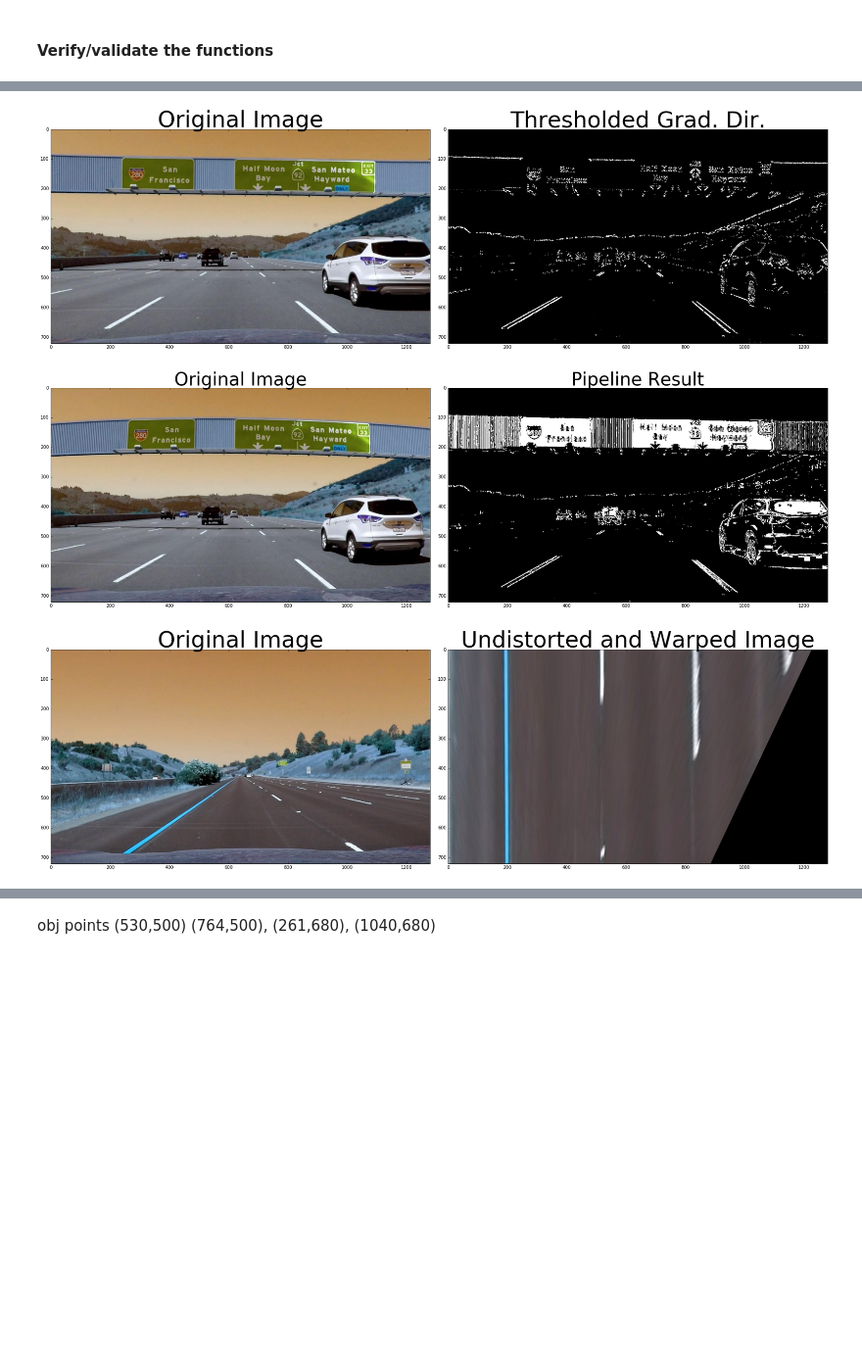
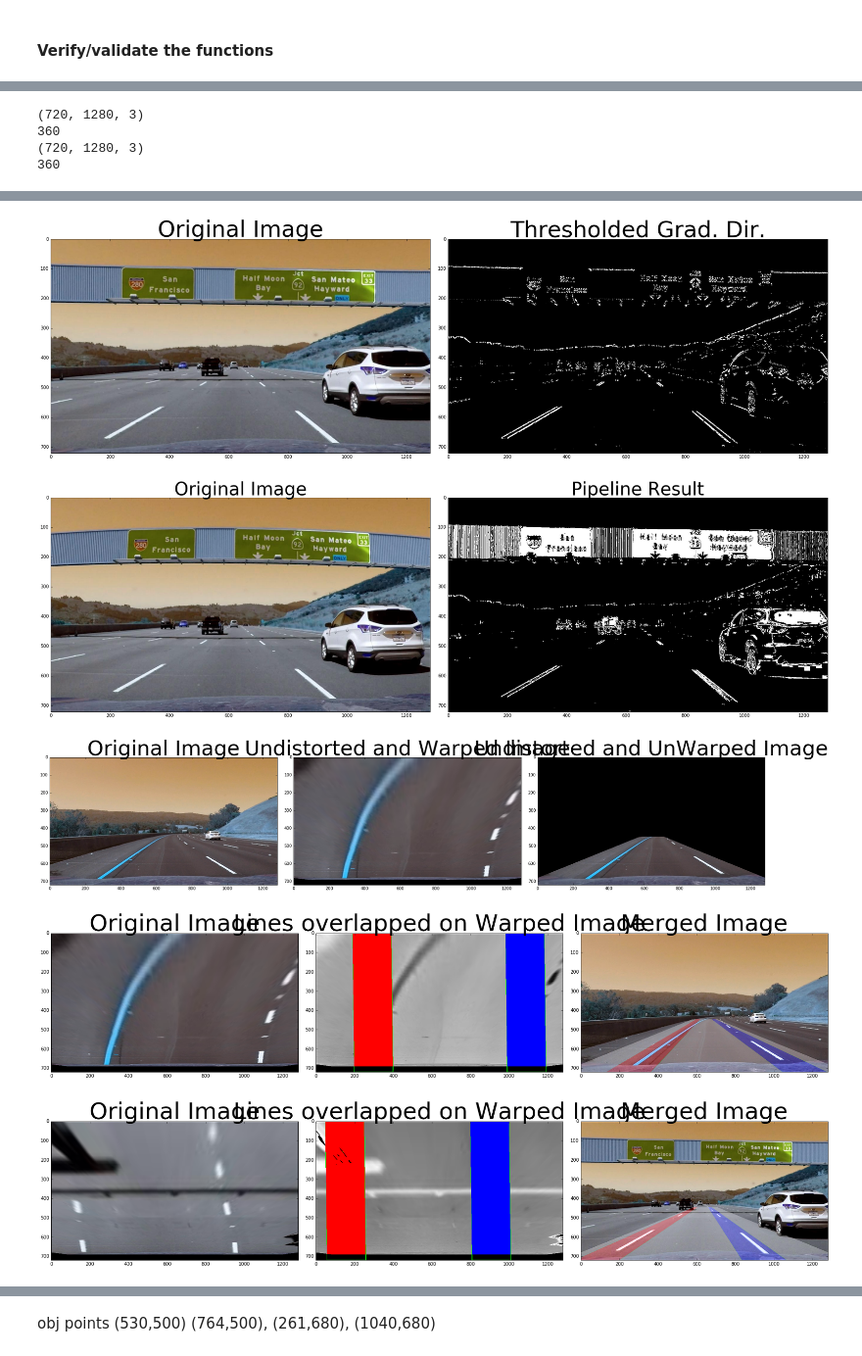
Before and after one commit to rnaidu02/CarND-Advanced-Lane-Lines, a Jupyter notebook: Advanced-Lane-Detection.ipynb, the cells around one changed output, grey strips where cells are left out. Shown at 98% size. Saved outputs shown, nothing was run; the diff lists cells and outputs as text; code cells hidden in the pictures; blank space fills up the shorter version.

Commit message:
Added lane_detection with mapping on to an image functions.

```diff
--- a/Advanced-Lane-Detection.ipynb
+++ b/Advanced-Lane-Detection.ipynb
@@ -383,34 +408,58 @@ ax1.imshow(dst)
 ax1.set_title('Original Image', fontsize=50)
 ax2.imshow(combined, cmap='gray')
 ax2.set_title('Thresholded Grad. Dir.', fontsize=50)
 plt.subplots_adjust(left=0., right=1, top=0.9, bottom=0.)
 
 # Check for advacned pipeline using S channel & L Channel
 result = pipeline(dst, (170, 255), (30, 100))
 
 # Plot the result
 f, (ax1, ax2) = plt.subplots(1, 2, figsize=(24, 9))
 f.tight_layout()
 
 ax1.imshow(img)
 ax1.set_title('Original Image', fontsize=40)
 
 ax2.imshow(result, cmap='gray')
 ax2.set_title('Pipeline Result', fontsize=40)
 plt.subplots_adjust(left=0., right=1, top=0.9, bottom=0.)
 
 # Unwarp image test
-img = cv2.imread('test_images/straight_lines1.jpg')
-top_down, perspective_M = corners_unwarp(img, nx, ny, mtx, dist)
-f, (ax1, ax2) = plt.subplots(1, 2, figsize=(24, 9))
+#img = cv2.imread('test_images/straight_lines1.jpg')
+img = cv2.imread('test_images/test3.jpg')
+top_down, perspective_M, unwraped, M_inv = corners_unwarp(img, nx, ny, mtx, dist)
+f, (ax1, ax2, ax3) = plt.subplots(1, 3, figsize=(24, 9))
 f.tight_layout()
 ax1.imshow(img)
 ax1.set_title('Original Image', fontsize=50)
 ax2.imshow(top_down)
 ax2.set_title('Undistorted and Warped Image', fontsize=50)
+ax3.imshow(unwraped)
+ax3.set_title('Undistorted and UnWarped Image', fontsize=50)
 plt.subplots_adjust(left=0., right=1, top=0.9, bottom=0.)
+
+# locate lines test
+ret_data = locate_lines(top_down)
+# Visualization
+visualize_lanes(img, ret_data)
+
+# For another image
+top_down, perspective_M, unwraped, M_inv = corners_unwarp(dst, nx, ny, mtx, dist)
+ret_data = locate_lines(top_down)
+# Visualization
+visualize_lanes(dst, ret_data)
+#ax2.plot(left_fitx, ploty, color='yellow')
+#ax2.plot(right_fitx, ploty, color='yellow')
+#ax2.xlim(0, 1280)
+#ax2.ylim(720, 0)
 # %% [output]
+(720, 1280, 3)
+360
+(720, 1280, 3)
+360
 [figure]
 [figure]
 [figure]
-[figure, old version]
+[figure, new version]
+[figure, added]
+[figure, added]
```
Also changed, not shown: parts of 6 cells of this notebook.
